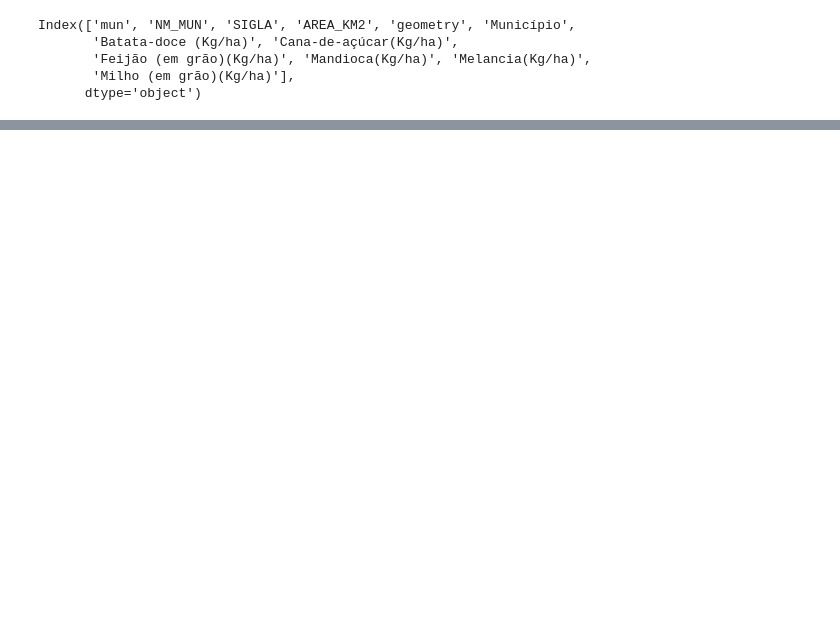
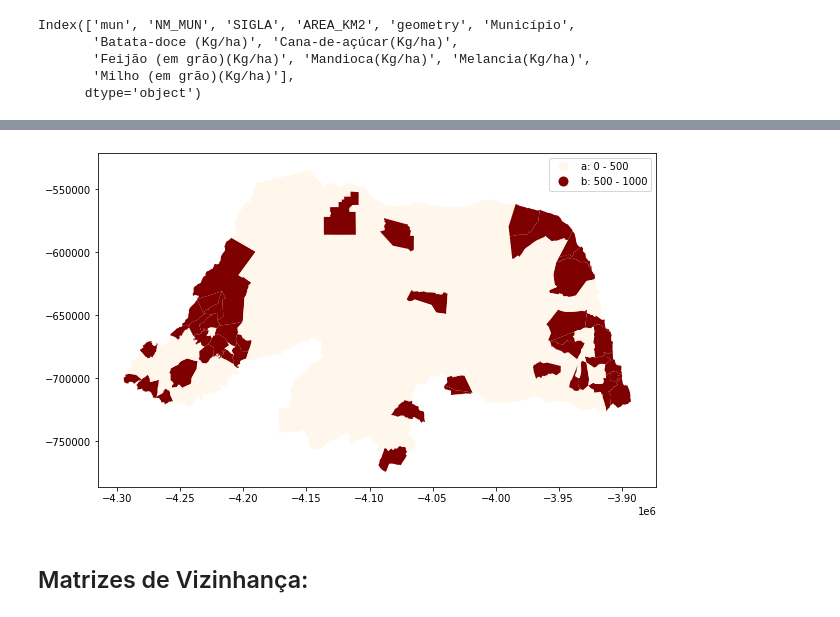
Before and after one commit to Gus-1003/Projetos_Geoestatistica, a Jupyter notebook: Sidra_RN_ProduçõesTemporarias/Sidra_RN_PT.ipynb, the cells around one changed output, grey strips where cells are left out. Saved outputs shown, nothing was run; the diff lists cells and outputs as text; code cells hidden in the pictures; blank space fills up the shorter version.

```diff
--- a/Sidra_RN_ProduçõesTemporarias/Sidra_RN_PT.ipynb
+++ b/Sidra_RN_ProduçõesTemporarias/Sidra_RN_PT.ipynb
@@ -275,13 +276,17 @@ br.plot(column=variavel, figsize=(10, 10), scheme='Equal_Interval', cmap='OrRd',
 # %%
 # intervalos de valores definidos pelo usuário
-referencia = [10000, 500000, 1000000, 4000000]     # valores de referência considera 'abaixo que'
-labels = ['a: 0 - 10 mil', 'b: 10 mil - 500 mil', 'c: 500 mil - 1 milhão', 'd: 1 milhão - 4 milhões']  # letras por causa de ordenação alfabética
+referencia = [500, 1000]     # valores de referência considera 'abaixo que'
+labels = ['a: 0 - 500', 'b: 500 - 1000']  # letras por causa de ordenação alfabética
 valores = br[variavel]
 quantis = mc.UserDefined(valores, referencia)
 cl = [labels[i] for i in quantis.yb]
 df = br.assign(cl=cl)
 df.cl = pd.Categorical(df.cl, ordered=True, categories=labels)
 df.plot(column='cl', figsize=(10, 10), cmap='OrRd', legend=True);
+# %% [output]
+[figure, added]
+# %% [markdown]
+## Matrizes de Vizinhança:
 # %%
 # obter matriz de vizinhança no formato queen
 w = Queen.from_dataframe(br)
```
Also changed, not shown: parts of 64 cells of this notebook.
